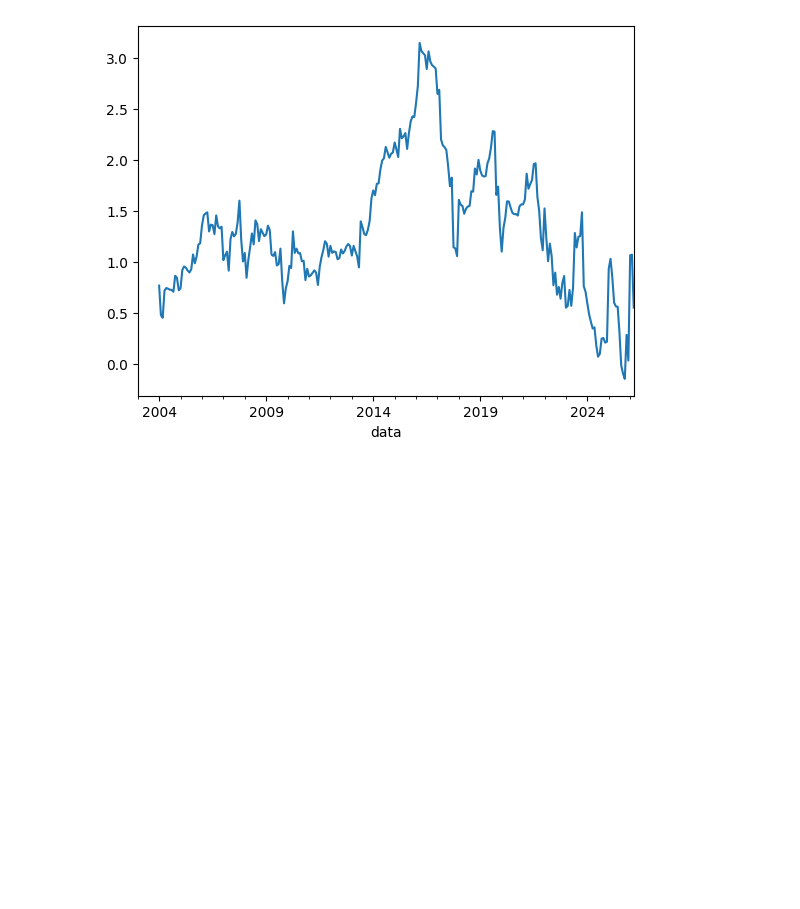
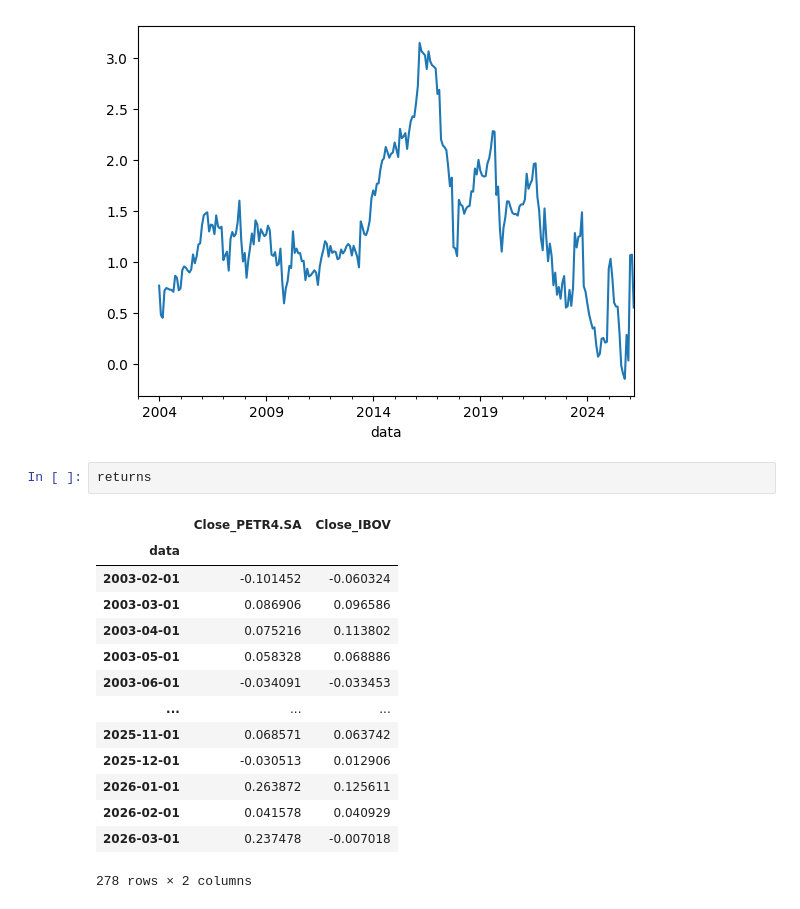
Before and after one commit to WesleySouza13/oil-price-shock-analysis, a Jupyter notebook: notebooks/01_time_series.ipynb, the cells around one changed output. Saved outputs shown, nothing was run; the diff lists cells and outputs as text; blank space fills up the shorter version.

```diff
--- a/notebooks/01_time_series.ipynb
+++ b/notebooks/01_time_series.ipynb
@@ -514,3 +514,20 @@ df['BETA'].plot()
 # %% [output]
 <Axes: xlabel='data'>
 [figure]
+# %%
+returns
+# %% [output]
+|  | Close_PETR4.SA | Close_IBOV |
+| data |  |  |
+| 2003-02-01 | -0.101452 | -0.060324 |
+| 2003-03-01 | 0.086906 | 0.096586 |
+| 2003-04-01 | 0.075216 | 0.113802 |
+| 2003-05-01 | 0.058328 | 0.068886 |
+| 2003-06-01 | -0.034091 | -0.033453 |
+| ... | ... | ... |
+| 2025-11-01 | 0.068571 | 0.063742 |
+| 2025-12-01 | -0.030513 | 0.012906 |
+| 2026-01-01 | 0.263872 | 0.125611 |
+| 2026-02-01 | 0.041578 | 0.040929 |
+| 2026-03-01 | 0.237478 | -0.007018 |
+278 rows × 2 columns
```
Also changed, not shown: parts of 11 cells of this notebook, 1 other file.
